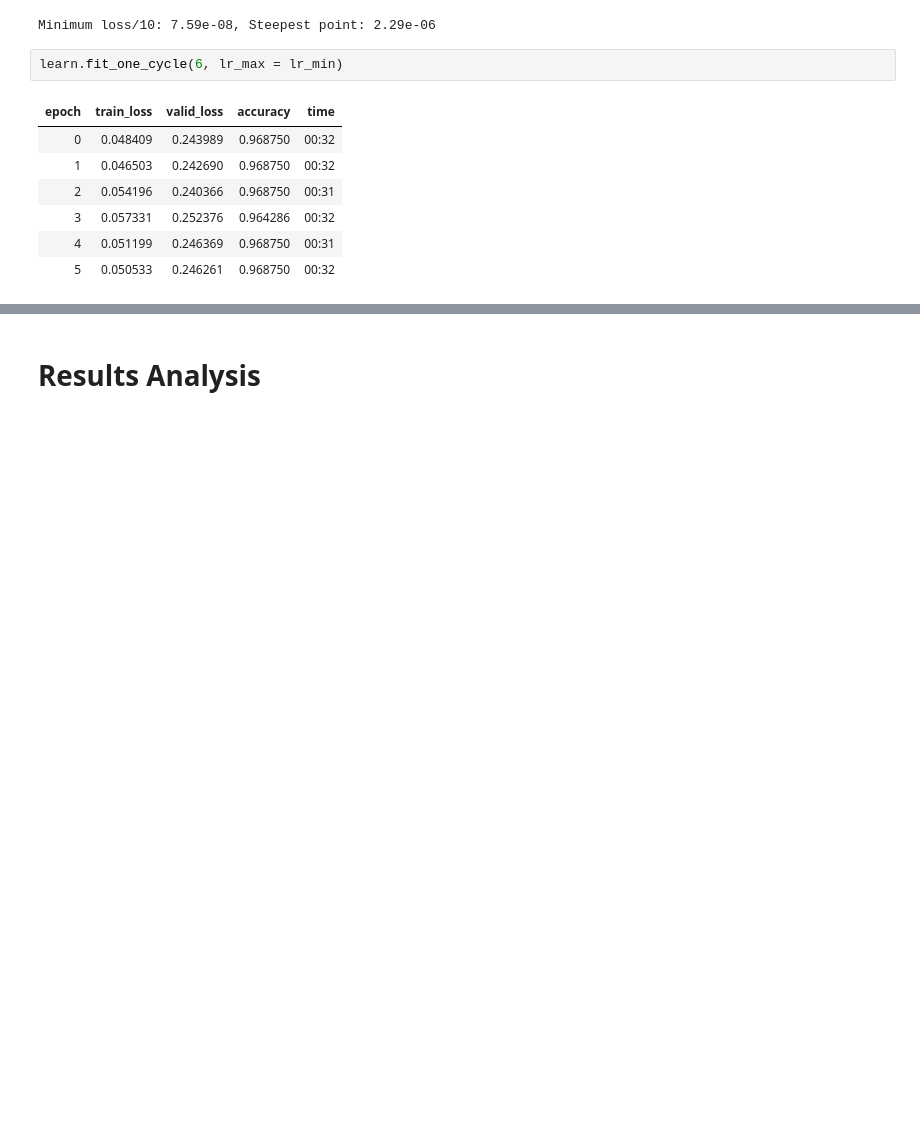
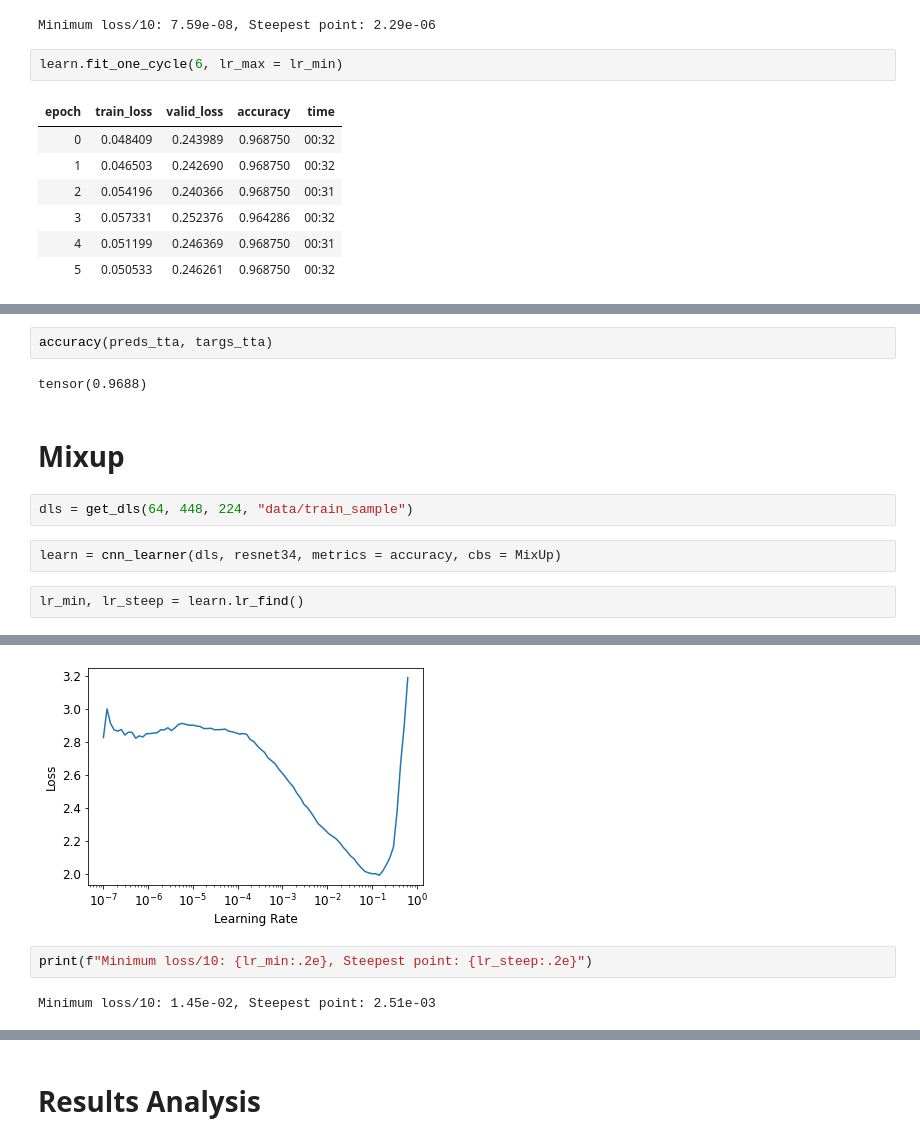
Before and after one commit to lehtone1/nature_concervancy, a Jupyter notebook: 1.1_initial_model.ipynb, the cells around one changed output, grey strips where cells are left out. Cells and saved outputs as stored; diff of their text form; blank space fills up the shorter version.

Commit message:
Testing other image augmentation technique TTA, Mixup, Label smoothing

```diff
--- a/1.1_initial_model.ipynb
+++ b/1.1_initial_model.ipynb
@@ -312,0 +342,13 @@ learn.fit_one_cycle(6, lr_max = lr_min)
+# %%
+accuracy(preds_tta, targs_tta)
+# %% [output]
+tensor(0.9688)
+# %% [markdown]
+# Mixup
+# %%
+dls = get_dls(64, 448, 224, "data/train_sample")
+# %%
+learn = cnn_learner(dls, resnet34, metrics = accuracy, cbs = MixUp)
+# %%
+lr_min, lr_steep = learn.lr_find()
+# %% [output]
@@ -312,0 +356,5 @@ learn.fit_one_cycle(6, lr_max = lr_min)
+[figure, added]
+# %%
+print(f"Minimum loss/10: {lr_min:.2e}, Steepest point: {lr_steep:.2e}")
+# %% [output]
+Minimum loss/10: 1.45e-02, Steepest point: 2.51e-03
```
Also changed, not shown: parts of 42 cells of this notebook.
